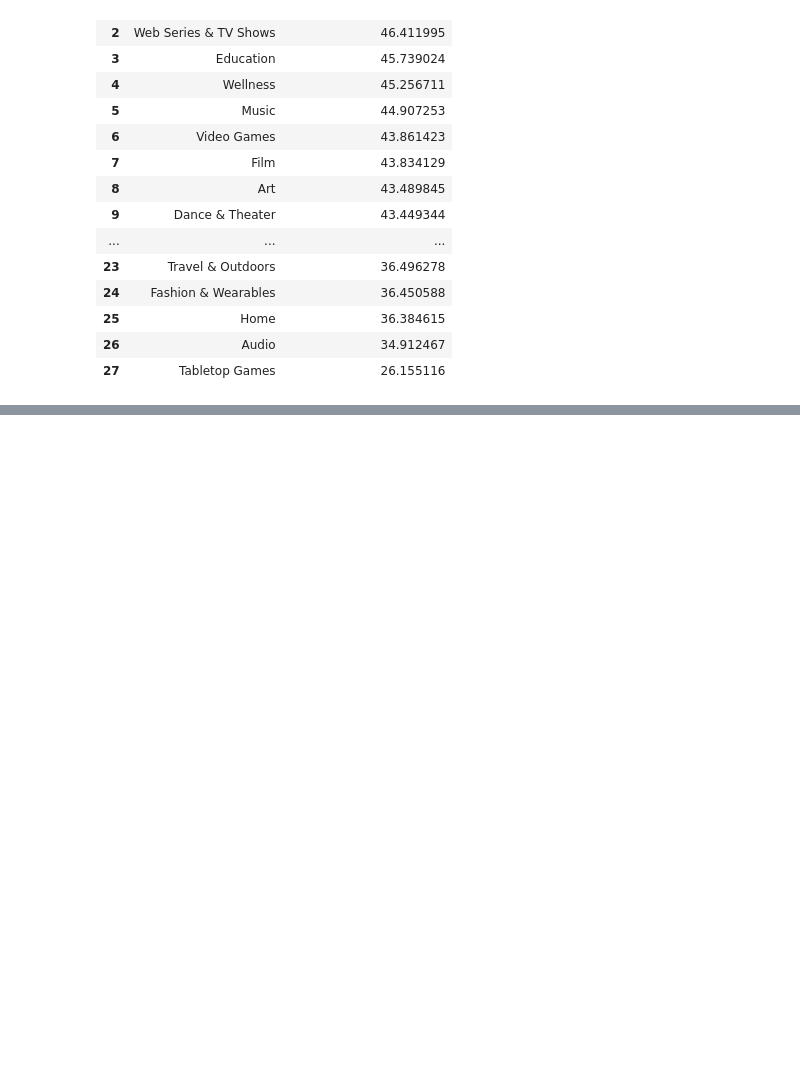
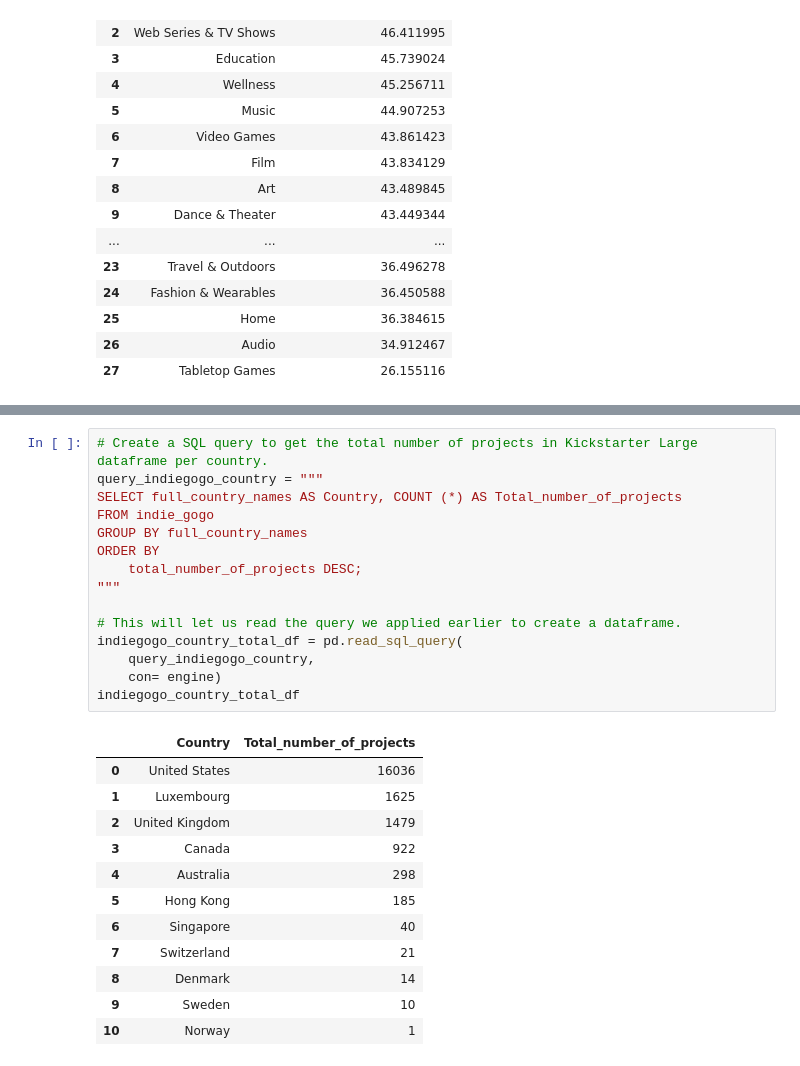
Before and after one commit to Best-Brain-Gang/Crowdfunding_Analysis, a Jupyter notebook: crowdfunding_analyzer.ipynb, the cells around one changed output, grey strips where cells are left out. Saved outputs shown, nothing was run; the diff lists cells and outputs as text; blank space fills up the shorter version.

```diff
--- a/crowdfunding_analyzer.ipynb
+++ b/crowdfunding_analyzer.ipynb
@@ -286,0 +319,28 @@ indiegogo_duration_hvplot
+# %%
+# Create a SQL query to get the total number of projects in Kickstarter Large dataframe per country.
+query_indiegogo_country = """
+SELECT full_country_names AS Country, COUNT (*) AS Total_number_of_projects
+FROM indie_gogo
+GROUP BY full_country_names
+ORDER BY
+    total_number_of_projects DESC;
+"""
+
+# This will let us read the query we applied earlier to create a dataframe.
+indiegogo_country_total_df = pd.read_sql_query(
+    query_indiegogo_country,
+    con= engine)
+indiegogo_country_total_df
+# %% [output]
+|  | Country | Total_number_of_projects |
+| 0 | United States | 16036 |
+| 1 | Luxembourg | 1625 |
+| 2 | United Kingdom | 1479 |
+| 3 | Canada | 922 |
+| 4 | Australia | 298 |
+| 5 | Hong Kong | 185 |
+| 6 | Singapore | 40 |
+| 7 | Switzerland | 21 |
+| 8 | Denmark | 14 |
+| 9 | Sweden | 10 |
+| 10 | Norway | 1 |
```
Also changed, not shown: parts of 4 cells of this notebook.
